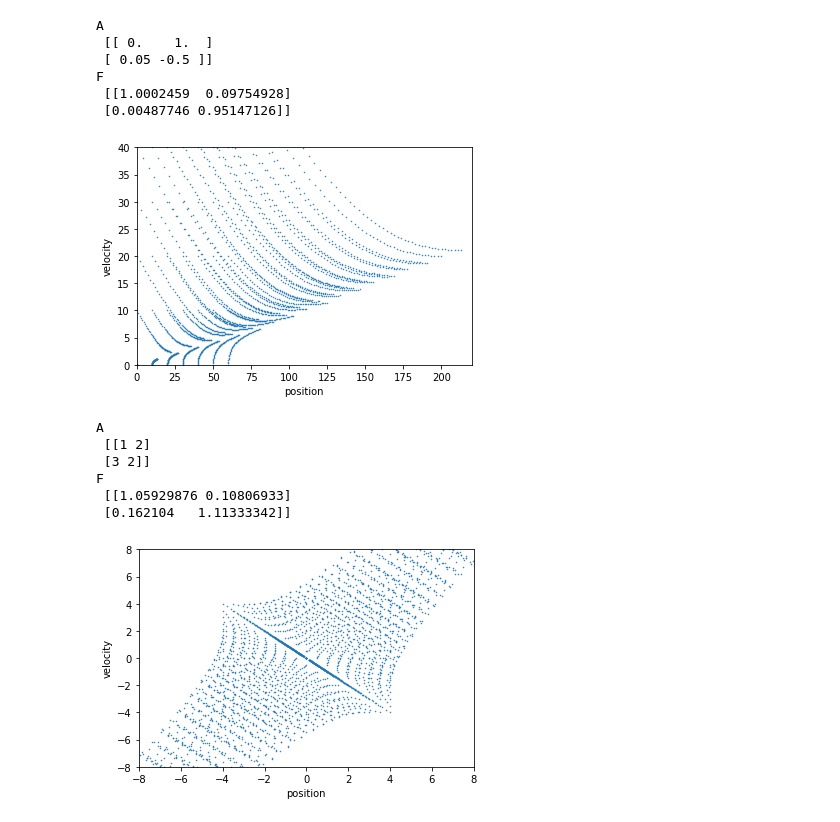
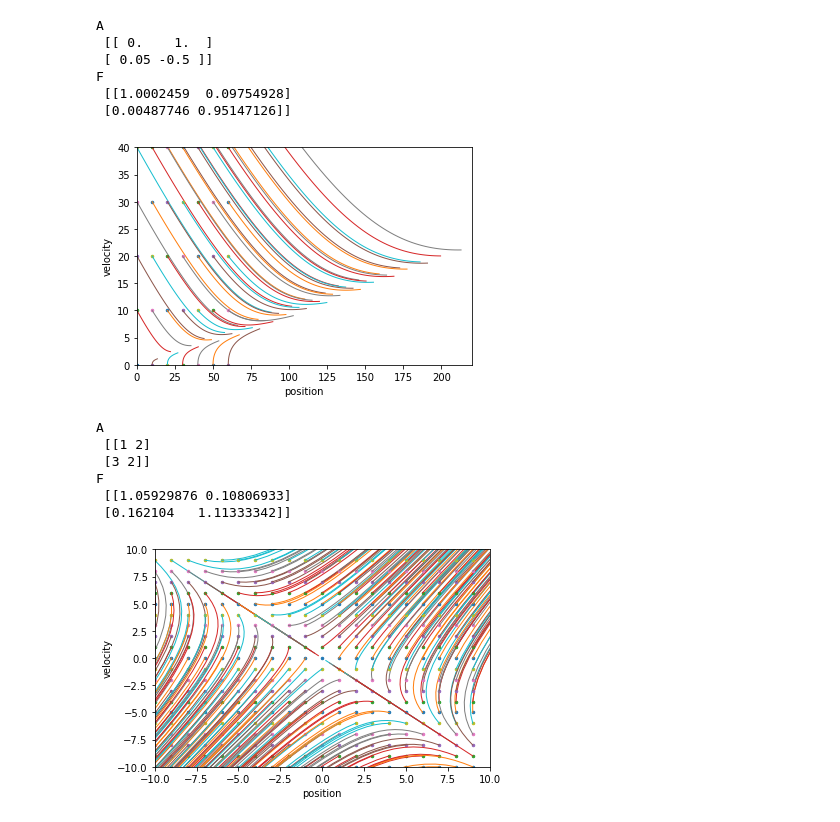
Before and after one commit to ctarrington/data-science-hw, a Jupyter notebook: kalman-filters/rlabbe/rlabbe_07_math_scraps.ipynb, the cells around one changed output. Drawn from its saved outputs; the diff is of its cells as text; code cells hidden in the pictures.

Commit message:
lines

```diff
--- a/kalman-filters/rlabbe/rlabbe_07_math_scraps.ipynb
+++ b/kalman-filters/rlabbe/rlabbe_07_math_scraps.ipynb
@@ -25,19 +25,24 @@ def phase_portrait(A, dt, start, stop, step, count, xlim, ylim):
   F = expm(A*dt)
   print('A\n', A)
   print('F\n', F)
-  xs = []
+  lines = []
 
   for p in np.arange(start, stop, step):
     for v in np.arange(start, stop, step):
+      line = []
       x = np.array([[p, v]]).T
-      xs.append(x)
+      line.append(x)
       for _ in range(count):
         x = F.dot(x)
-        xs.append(x)
+        line.append(x)
 
-  states = np.array(xs)
+      lines.append(line)
 
-  plot(states[:,0], states[:,1], '.', markersize=1)
+  for line in lines:
+    states = np.array(line)
+    plot(states[0,0], states[0,1], '.', markersize=5)
+    plot(states[:,0], states[:, 1], linewidth=1)
+
   plt.xlabel('position')
   plt.ylabel('velocity')
   plt.xlim(xlim)
@@ -54,16 +59,16 @@ A
 F
  [[1.0002459  0.09754928]
  [0.00487746 0.95147126]]
-[figure, old version]
+[figure, new version]
 # %%
 dt = 0.05
 A = np.array([[1,2], [3, 2]])
-phase_portrait(A, dt, start=-4., stop=4.5, step=0.5, count=30, xlim=(-8, 8), ylim=(-8, 8))
+phase_portrait(A, dt, start=-10., stop=10., step=1., count=30, xlim=(-10, 10), ylim=(-10, 10))
 # %% [output]
 A
  [[1 2]
  [3 2]]
 F
  [[1.05929876 0.10806933]
  [0.162104   1.11333342]]
-[figure, old version]
+[figure, new version]
```
Also changed, not shown: parts of 1 cell of this notebook.
